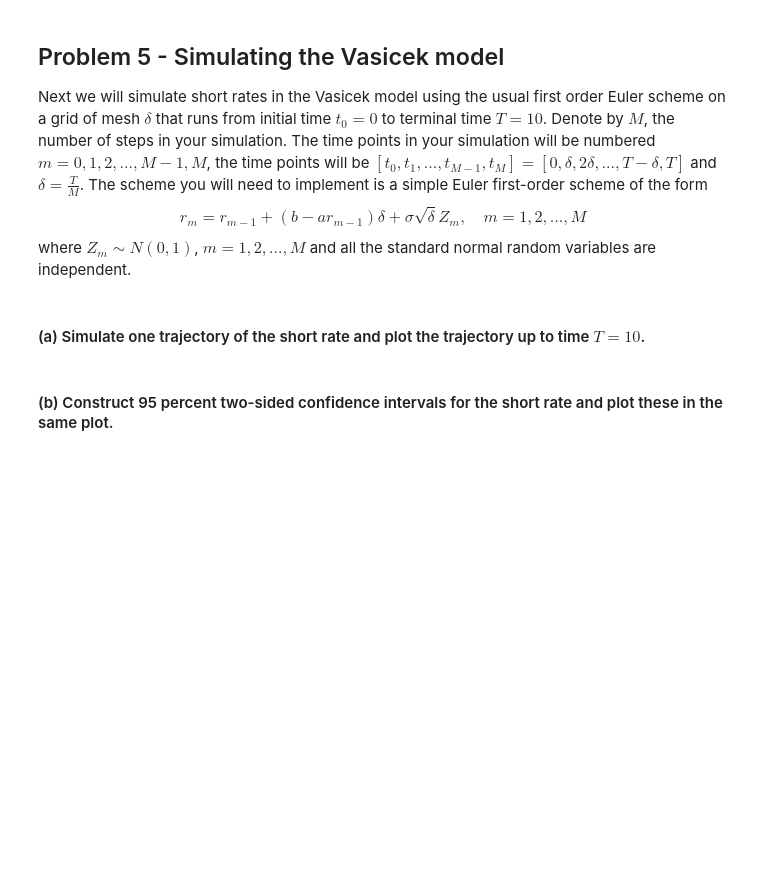
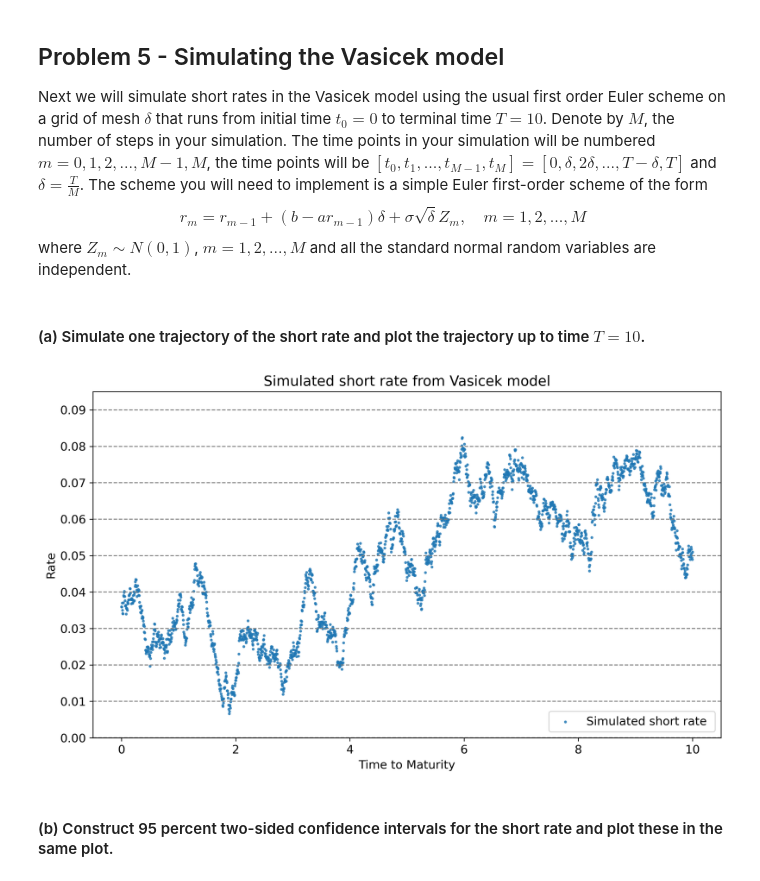
Before and after one commit to johanoelgaard/FixedIncome, a Jupyter notebook: Examples/Vasicek/vasicek.ipynb, the cells around one changed output. Cells and saved outputs as stored; diff of their text form; code cells hidden in the pictures; blank space fills up the shorter version.

```diff
--- a/Examples/Vasicek/vasicek.ipynb
+++ b/Examples/Vasicek/vasicek.ipynb
@@ -83,5 +174,13 @@ $$
 where $Z_m \sim N(0,1)$, $m=1,2,...,M$ and all the standard normal random variables are independent.
 # %% [markdown]
 #### (a) Simulate one trajectory of the short rate and plot the trajectory up to time $T = 10$.
+# %%
+M_simul, T_simul = 2000, 10
+t_simul = np.linspace(0,T_simul,M_simul+1)
+R_simul = fid.simul_vasicek(r0,a,b,sigma,M_simul,T_simul,method='exact',seed=2025)
+simul_plot = [{'label':'Simulated short rate','x':t_simul,'y':R_simul, 's':15},]
+plot.rates(simul_plot,title='Simulated short rate from Vasicek model')
+# %% [output]
+[figure, added]
 # %% [markdown]
 #### (b) Construct 95 percent two-sided confidence intervals for the short rate and plot these in the same plot.
```
Also changed, not shown: parts of 31 cells of this notebook, 3 other files.
